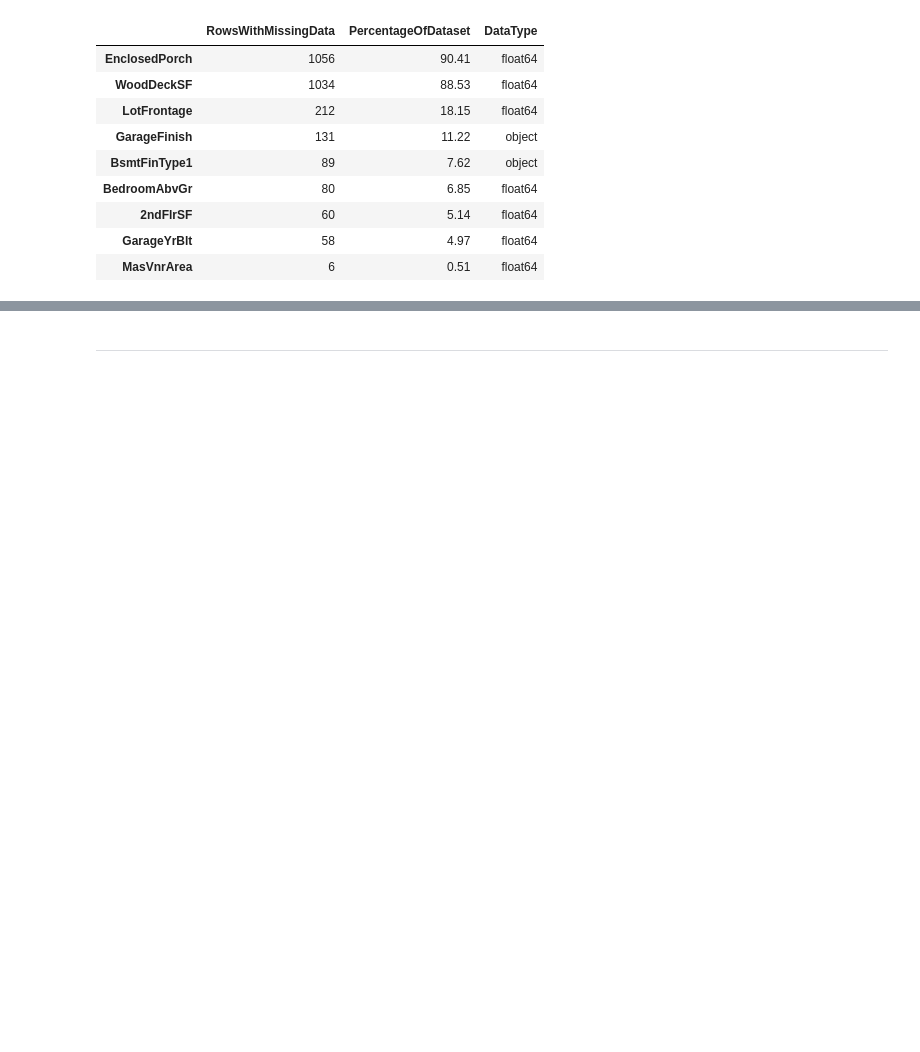
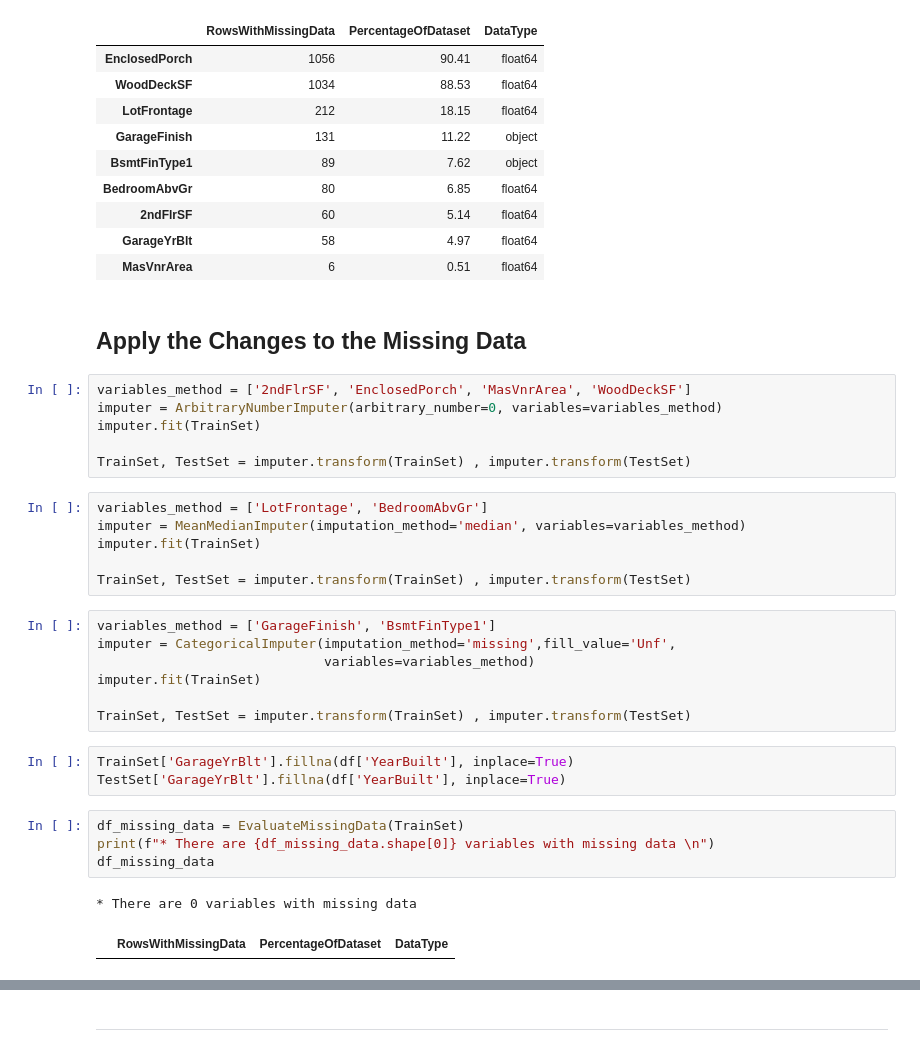
Before and after one commit to Samuel-Dainton/Heritage-Housing-Issues-P5, a Jupyter notebook: jupyter_notebooks/03 - Data Cleaning.ipynb, the cells around one changed output, grey strips where cells are left out. Saved outputs shown, nothing was run; the diff lists cells and outputs as text; blank space fills up the shorter version.

Commit message:
Notebook 3 - Added code to apply changes to missing data across test and train sets.

```diff
--- a/jupyter_notebooks/03 - Data Cleaning.ipynb
+++ b/jupyter_notebooks/03 - Data Cleaning.ipynb
@@ -446,3 +444,34 @@ df_missing_data
 | 2ndFlrSF | 60 | 5.14 | float64 |
 | GarageYrBlt | 58 | 4.97 | float64 |
 | MasVnrArea | 6 | 0.51 | float64 |
+# %% [markdown]
+## Apply the Changes to the Missing Data
+# %%
+variables_method = ['2ndFlrSF', 'EnclosedPorch', 'MasVnrArea', 'WoodDeckSF']
+imputer = ArbitraryNumberImputer(arbitrary_number=0, variables=variables_method)
+imputer.fit(TrainSet)
+
+TrainSet, TestSet = imputer.transform(TrainSet) , imputer.transform(TestSet)
+# %%
+variables_method = ['LotFrontage', 'BedroomAbvGr']
+imputer = MeanMedianImputer(imputation_method='median', variables=variables_method)
+imputer.fit(TrainSet)
+
+TrainSet, TestSet = imputer.transform(TrainSet) , imputer.transform(TestSet)
+# %%
+variables_method = ['GarageFinish', 'BsmtFinType1']
+imputer = CategoricalImputer(imputation_method='missing',fill_value='Unf',
+                             variables=variables_method)
+imputer.fit(TrainSet)
+
+TrainSet, TestSet = imputer.transform(TrainSet) , imputer.transform(TestSet)
+# %%
+TrainSet['GarageYrBlt'].fillna(df['YearBuilt'], inplace=True)
+TestSet['GarageYrBlt'].fillna(df['YearBuilt'], inplace=True)
+# %%
+df_missing_data = EvaluateMissingData(TrainSet)
+print(f"* There are {df_missing_data.shape[0]} variables with missing data \n")
+df_missing_data
+# %% [output]
+* There are 0 variables with missing data
+|  | RowsWithMissingData | PercentageOfDataset | DataType |
```
Also changed, not shown: parts of 3 cells of this notebook.
